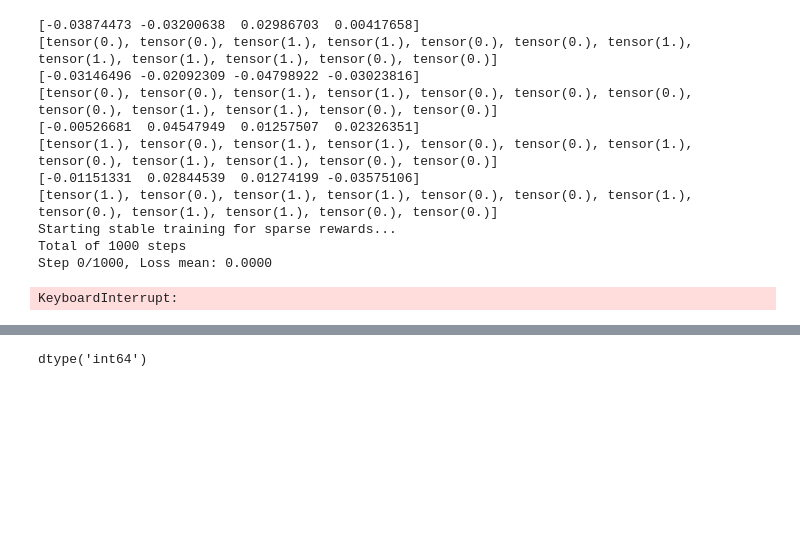
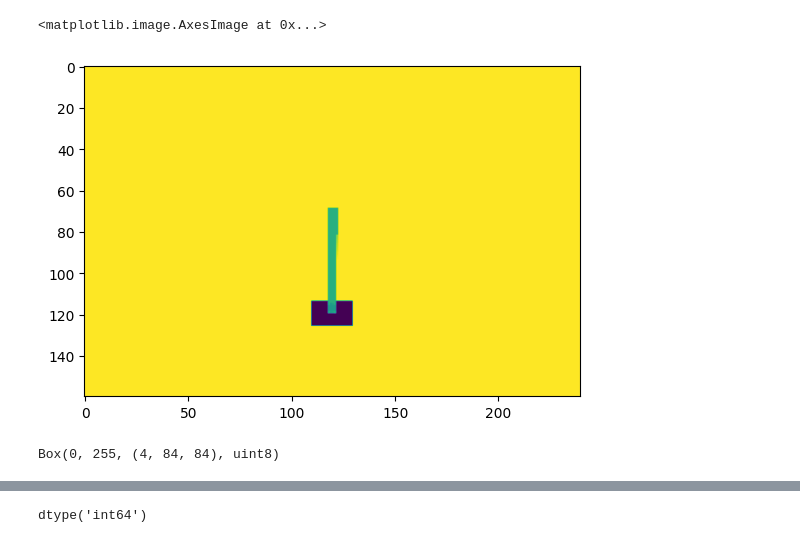
Before and after one commit to naveenr414/concept_decisions, a Jupyter notebook: scripts/notebooks/Scratch Space.ipynb, the cells around one changed output, grey strips where cells are left out. Saved outputs shown, nothing was run; the diff lists cells and outputs as text; code cells hidden in the pictures; blank space fills up the shorter version.

```diff
--- a/scripts/notebooks/Scratch Space.ipynb
+++ b/scripts/notebooks/Scratch Space.ipynb
@@ -40,0 +1039,7 @@ if is_main:
+# %%
+seed = 42
+environment_string = "pong"
+gold_timesteps = 15_000_000
+ground_truth_env, ground_truth_gym_env = get_environment(environment_string, None, seed)
+model_name = "../../results/models/env={}_training={}_seed={}.zip".format(environment_string,gold_timesteps,seed)
+groundtruth_model = PPO.load(model_name)
@@ -41,3 +1063,9 @@ if is_main:
+# %%
+import matplotlib.pyplot as plt
+plt.imshow(ground_truth_gym_env.reset()[0][0][0])
+# %% [output]
+<matplotlib.image.AxesImage at 0x...>
+[figure, added]
 # %%
 if is_main:
     concept_list, processed_concepts = get_concepts(environment_string,"human_selected_binary",seed)
@@ -48,24 +1076,10 @@ if is_main:
         groundtruth_model = PPO.load(model_name)
     two_stage_env, two_stage_gym_env = get_environment(environment_string,concept_list,seed,concept_idx=list(range(len(concept_list))),processed_concepts=processed_concepts)
     two_stage_env.reset().shape
-# %%
-rollout_q_estimates_td(groundtruth_model, ground_truth_gym_env, concept_list, states=None, gamma=0.99,
-                                total_timesteps=1_000, epsilon=0.1,
-                                learning_rate=1e-4, update_freq=20, initial_random=0.3,
-                                mimic=False, final_training=1_000, get_td_learner=False,use_initial_random=True)
-# %% [output]
-[-0.03874473 -0.03200638  0.02986703  0.00417658]
-[tensor(0.), tensor(0.), tensor(1.), tensor(1.), tensor(0.), tensor(0.), tensor(1.), tensor(1.), tensor(1.), tensor(1.), tensor(0.), tensor(0.)]
-[-0.03146496 -0.02092309 -0.04798922 -0.03023816]
-[tensor(0.), tensor(0.), tensor(1.), tensor(1.), tensor(0.), tensor(0.), tensor(0.), tensor(0.), tensor(1.), tensor(1.), tensor(0.), tensor(0.)]
-[-0.00526681  0.04547949  0.01257507  0.02326351]
-[tensor(1.), tensor(0.), tensor(1.), tensor(1.), tensor(0.), tensor(0.), tensor(1.), tensor(0.), tensor(1.), tensor(1.), tensor(0.), tensor(0.)]
-[-0.01151331  0.02844539  0.01274199 -0.03575106]
-[tensor(1.), tensor(0.), tensor(1.), tensor(1.), tensor(0.), tensor(0.), tensor(1.), tensor(0.), tensor(1.), tensor(1.), tensor(0.), tensor(0.)]
-Starting stable training for sparse rewards...
-Total of 1000 steps
-Step 0/1000, Loss mean: 0.0000
-KeyboardInterrupt:
+# %%
+groundtruth_model.observation_space
+# %% [output]
+Box(0, 255, (4, 84, 84), uint8)
 # %%
 model_name = "../../results/q_estimates/env={}_training={}_seed={}_selection={}_source={}.pkl".format(environment_string,gold_timesteps,seed,"q_value","human_selected_binary")
 if os.path.exists(model_name):
```
Also changed, not shown: parts of 71 cells of this notebook, 18 other files.
